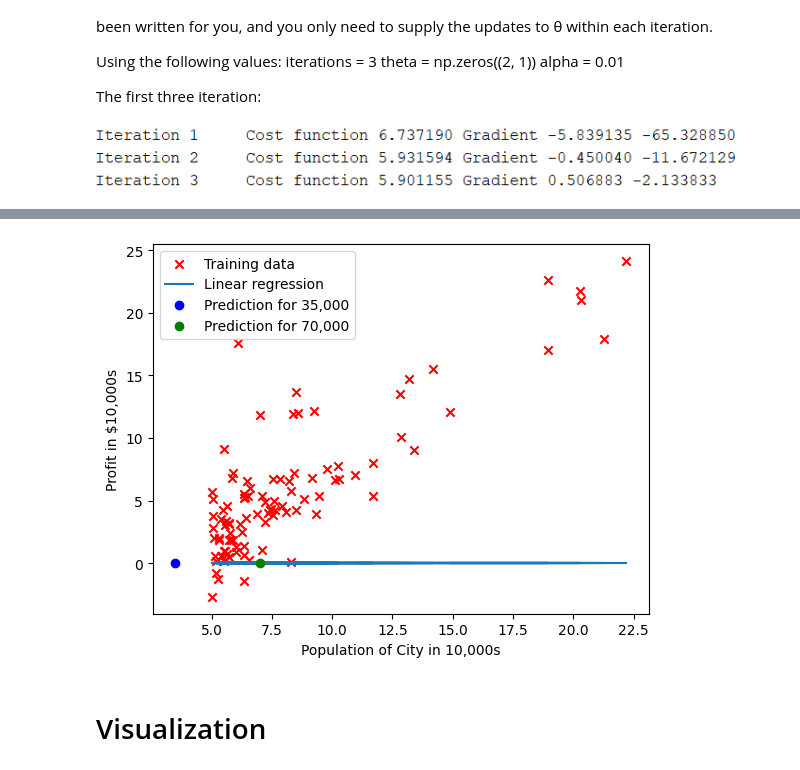
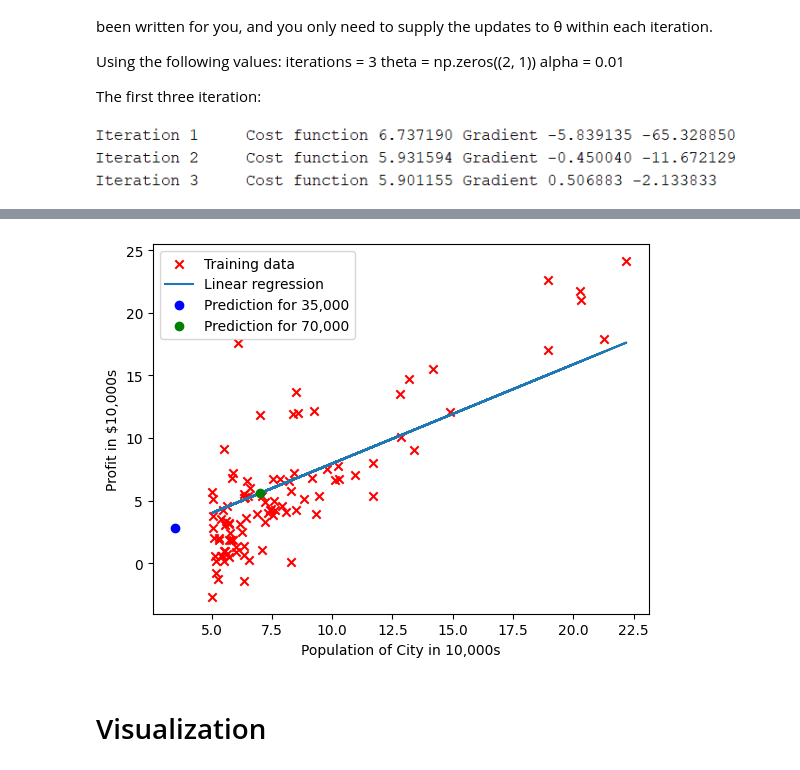
Before and after one commit to undelapaz-rnap-2025I/tarea-regresion-Joinerssj, a Jupyter notebook: Regression_student joiner.ipynb, the cells around one changed output, grey strips where cells are left out. Saved outputs shown, nothing was run; the diff lists cells and outputs as text; code cells hidden in the pictures.

```diff
--- a/Regression_student joiner.ipynb
+++ b/Regression_student joiner.ipynb
@@ -45,18 +48,18 @@ import numpy as np
 import matplotlib.pyplot as plt
 
 # Cargar datos desde un archivo de texto (asegúrate de que el archivo exista en tu ruta)
-data = np.loadtxt('ex1data1.txt', delimiter=',')  # Cambia el nombre del archivo si es necesario
+data = np.loadtxt(r'C:\Users\JOINER PEREZ\Downloads\ex1data1.txt', delimiter=',')  # Ruta completa del archivo
 X = data[:, 0]  # Columna de población
 y = data[:, 1]  # Columna de ganancias
 
-# ==================== Part 1: Plotting ====================
+# Graficar los datos
 plt.plot(X, y, '*r', label='Profit')  # Estrellas rojas
 plt.grid(True)  # Mostrar la grilla
 plt.xlabel('Population of City in 10k')  # Eje X
 plt.ylabel('Profit in $10k')  # Eje Y
 plt.title('Data Visualization')  # Título del gráfico
 plt.legend()  # Mostrar la leyenda
-plt.show()
+plt.show()  # Mostrar el gráfico
 # %% [output]
 [figure]
 # %% [markdown]
@@ -115,48 +118,60 @@ The first three iteration:
 import numpy as np
 import matplotlib.pyplot as plt
 
-iterations = 3
+# Parámetros
+iterations = 3       # muy bajo para demo; pon >100 en práctica
+alpha = 0.01         # tasa de aprendizaje
+
+# 1) Cargar datos
 m = data.shape[0]
-y = data[:, [1]]
-X = data[:, [0]]
-X = np.hstack([np.ones((m, 1)), X])
-theta = np.zeros((2, 1))
-alpha = 0.01
+y = data[:, [1]]     # (m×1)
+X_feat = data[:, [0]]  # (m×1)
+
+# 2) Añadir término de sesgo (bias)
+X = np.hstack([np.ones((m, 1)), X_feat])  # (m×2)
+
+# 3) Inicializar θ
+theta = np.zeros((2, 1))  # θ₀ y θ₁
+
+# 4) Función de coste (ya debe estar definida en tu notebook)
+#    def cost_function(theta, X, y): ...
+
+# 5) Descenso de gradiente
 def gradientDescent(X, y, theta, alpha, iterations):
-  m = len(y)  # number of training examples
-  J_history = np.zeros(iterations)
+    m = len(y)
+    J_history = np.zeros(iterations)
+    for it in range(iterations):
+        # 5.1) Predicción
+        preds = X @ theta             # (m×1)
+        # 5.2) Error
+        errors = preds - y            # (m×1)
+        # 5.3) Gradiente
+        grad = (1/m) * (X.T @ errors) # (2×1)
+        # 5.4) Actualizar parámetros
+        theta = theta - alpha * grad
+        # 5.5) Guardar coste
+        J_history[it] = cost_function(theta, X, y)
+        # 5.6) Mostrar progreso
+        print(f"Iteration {it+1}\tCost: {J_history[it]:.6f}\tGrad: {grad.ravel().tolist()}")
+    return theta, J_history
 
-  for iter in range(1,iterations):
-  #Instructions: Perform a single gradient step on the parameter vector
-  #               theta.
-  #
-  # Hint: While debugging, it can be useful to print out the values
-  #       of the cost function (computeCostMulti) and gradient here.
-      # Save the cost J in every iteration
+# 6) Ejecutar descenso de gradiente
+theta, J_hist = gradientDescent(X, y, theta, alpha, iterations)
+print("Theta found by gradient descent:", theta.ravel())
 
+# 7) Predicciones
+predict1 = np.array([1, 3.5]) @ theta
+print(f'For population = 35,000, we predict a profit of ${(predict1 * 10000).item():.2f}')
+predict2 = np.array([1, 7.0]) @ theta
+print(f'For population = 70,000, we predict a profit of ${(predict2 * 10000).item():.2f}')
 
-      J_history[iter] = cost_function(theta,X, y)
-      print(f"Iteration {iter + 1}\tCost: {J_history[iter]:.6f}")
-  return theta
-
-theta = gradientDescent(X, y, theta, alpha, iterations);
-print("Theta found by gradient descent: ", theta.ravel())
-
-# Predict values for population sizes of 35,000 and 70,000
-predict1 = np.array([1, 3.5]) @ theta
-print(f'For population = 35,000, we predict a profit of {(predict1 * 10000).item():.2f}')
-
-predict2 = np.array([1, 7.0]) @ theta
-print(f'For population = 35,000, we predict a profit of {(predict2 * 10000).item():.2f}')
-
-
-# Plot the linear fit
-plt.scatter(X[:, 1], y, color='red', marker='x', label='Training data')  # X[:,1] is the feature (since X[:,0] is the bias term)
-plt.plot(X[:, 1], X @ theta, label='Linear regression')  # X @ theta gives the predicted values
+# 8) Plot
+plt.scatter(X[:, 1], y, color='red', marker='x', label='Training data')
+plt.plot(X[:, 1], X @ theta, label='Linear regression')
+plt.plot(3.5, predict1.item(), 'ob', label='Prediction for 35,000')
+plt.plot(7.0, predict2.item(), 'og', label='Prediction for 70,000')
 plt.xlabel('Population of City in 10,000s')
 plt.ylabel('Profit in $10,000s')
-plt.plot(3.5, predict1.item(), 'ob', label='Prediction for 35,000')
-plt.plot(7.0, predict2.item(), 'og', label='Prediction for 70,000')
 plt.legend()
 plt.show()
 # %% [output]
@@ -168,4 +184,4 @@ For population = 35,000, we predict a profit of 0.00
-[figure, old version]
+[figure, new version]
 # %% [markdown]
 # Visualization
 # %%
```
Also changed, not shown: parts of 4 cells of this notebook.
